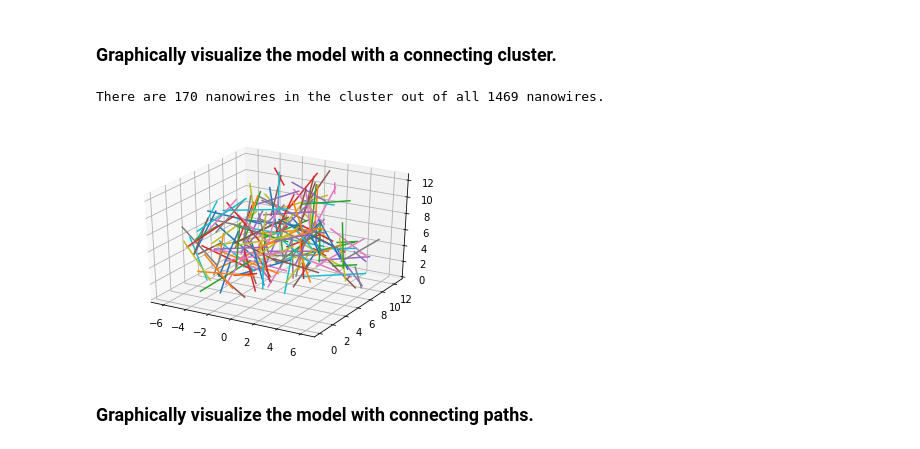
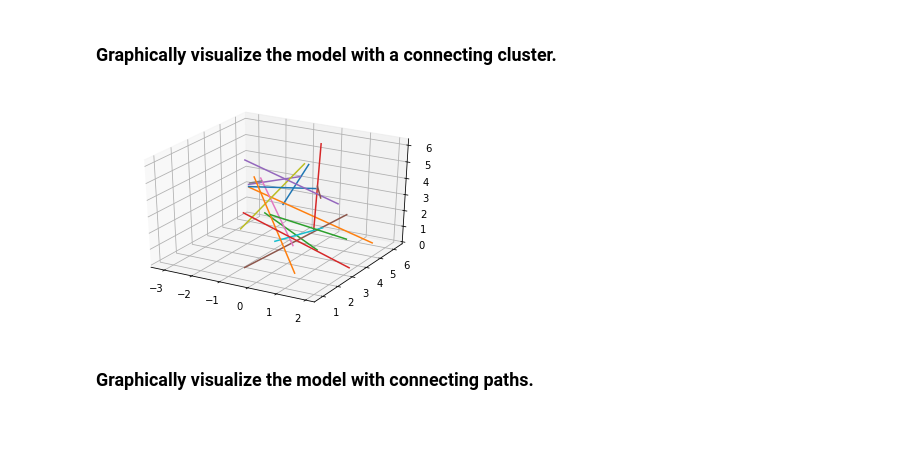
Before and after one commit to mzhang32/nanohub-project, a Jupyter notebook: first_submodel.ipynb, the cells around one changed output. Saved outputs shown, nothing was run; the diff lists cells and outputs as text; code cells hidden in the pictures.

Commit message:
working on better path visualization

```diff
--- a/first_submodel.ipynb
+++ b/first_submodel.ipynb
@@ -430,7 +427,7 @@ def find_connecting_cluster(length, segs, G):
 
     if not source_segs or not sink_segs:
         print("No nanotubes intersecting source and/or sink planes.")
-        return None
+        return None, None, None
 
     # Iteratively grow the connecting cluster beginning from the source.
     H = nx.Graph()
@@ -464,11 +461,5 @@ def find_connecting_cluster(length, segs, G):
                 K.add_edge(seg, v, weight=G[seg][v]['weight'])
     if not K_sources:
         return None, None, None
-    print("There are %d nanowires in the cluster out of all %d nanowires." % (len(K.nodes()), len(segments)))
+    print("SUCCESS. There are %d nanowires in the cluster out of all %d nanowires." % (len(K.nodes()), len(segments)))
     return K, K_sources, K_sinks
-# %%
-K, K_sources, K_sinks = find_connecting_cluster(length_of_poly, segments, H)
-if K:
-    K, K_sources, K_sinks = find_connecting_cluster(length_of_poly, segments, H_prime)
-else:
-    print("No connecting paths.")
@@ -477,24 +466,27 @@ No connecting paths.
 # %%
 # Continue generating new until a connecting cluster can be found, up to 100 times
 count = 0
-while True or count < 100:
+while True and count <= 100:
     lines2 = generate(volume_fraction, width_of_poly,
                                        length_of_poly, diameter,
                                        volume_of_poly, mean_nanowire_length,
                                        SD, theta_lower, theta_upper,
                                        phi_lower, phi_upper,
                                        intersection_tolerance)
-    H2 = init_graph(lines, diameter*1)
-    segments2 = []
+    H = init_graph(lines, diameter*1)
+    segments = []
     for line in lines2:
         x = [line[0][0], line[1][0]]
         y = [line[0][1], line[1][1]]
         z = [line[0][2], line[1][2]]
-        segments2.append([x, y, z])
+        segments.append([x, y, z])
     K2, K_sources2, K_sinks2 = find_connecting_cluster(length_of_poly, segments, H)
     if K2:
-        K, K_sources, K_sinks = K2, K_sources2, K_sinks2
+        H_prime = init_graph(lines, diameter*1.5)
+        K, K_sources, K_sinks = find_connecting_cluster(length_of_poly, segments, H_prime)
         break
     count += 1
     print(count)
+if count == 100:
+    print("No connecting paths.")
 # %% [output]
@@ -563,15 +542,13 @@ def calc_resistance(total_cond, cross_sectional_area, length):
 # %%
 import matplotlib.pyplot as plt
 from mpl_toolkits.mplot3d import Axes3D
 fig = plt.figure()
 ax = fig.add_subplot(111, projection='3d')
-K_prime = find_connecting_cluster(length_of_poly, segments, H)[0]
 for n in K_prime.nodes():
     seg = segments[n]
     ax.plot(seg[0], seg[1], seg[2])
 plt.show()
 # %% [output]
-There are 170 nanowires in the cluster out of all 1469 nanowires.
-[figure, old version]
+[figure, new version]
 # %% [markdown]
 ### Graphically visualize the model with connecting paths.
```
Also changed, not shown: parts of 6 cells of this notebook.
